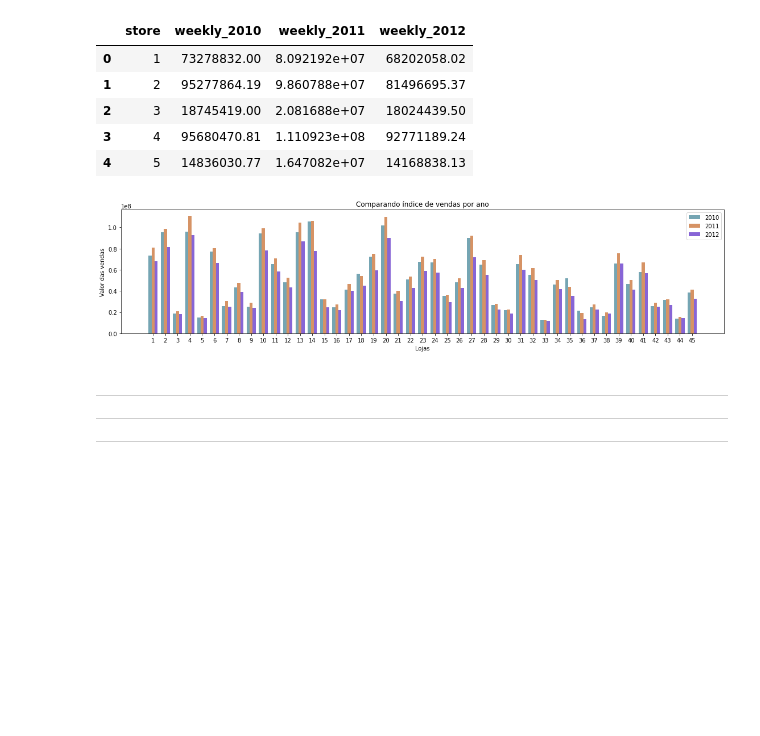
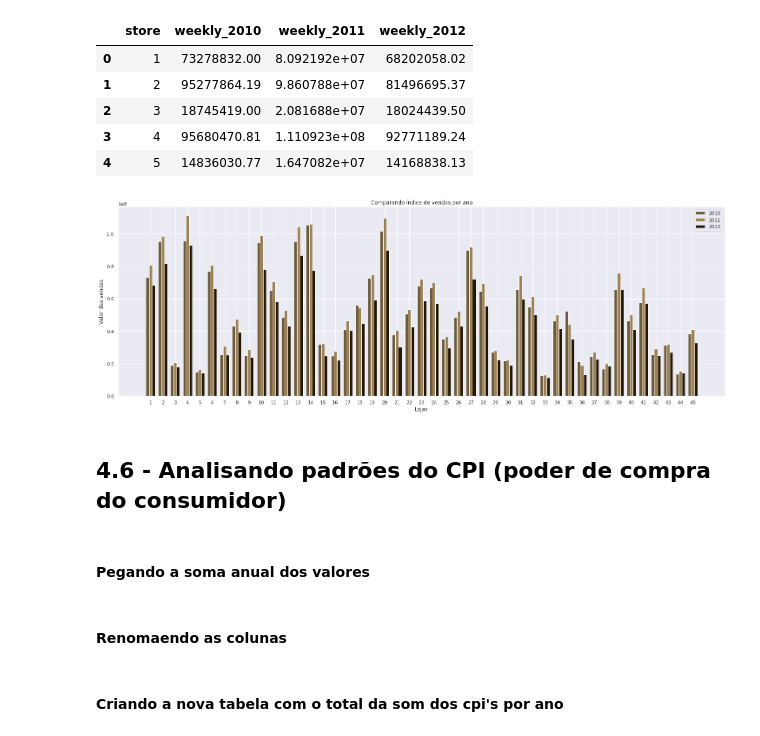
Before and after one commit to michellssGUi/dataScience, a Jupyter notebook: Wallmart_Melhor_Loja_2.ipynb, the cells around one changed output. Saved outputs shown, nothing was run; the diff lists cells and outputs as text; code cells hidden in the pictures; blank space fills up the shorter version.

```diff
--- a/Wallmart_Melhor_Loja_2.ipynb
+++ b/Wallmart_Melhor_Loja_2.ipynb
@@ -511,11 +505,11 @@ df_2011_group = df_2011.groupby(['store'])['weekly_sales'].sum().to_frame().sort
 df_2012_group = df_2012.groupby(['store'])['weekly_sales'].sum().to_frame().sort_values(by=['store']).reset_index()
 # %%
 qt = 45 #Quatidade de loja
-df_2010_group = df_2010_group.head(qt + 1)
+df_2010_group = df_2010_group.head(qt)
 df_2010_group.rename(columns={'weekly_sales':'weekly_2010'}, inplace=True)
-df_2011_group = df_2011_group.head(qt + 1)
+df_2011_group = df_2011_group.head(qt)
 df_2011_group.rename(columns={'weekly_sales':'weekly_2011'}, inplace=True)
-df_2012_group = df_2012_group.head(qt + 1)
+df_2012_group = df_2012_group.head(qt)
 df_2012_group.rename(columns={'weekly_sales':'weekly_2012'}, inplace=True)
 # %%
 m = pd.merge(df_2010_group, df_2011_group)
@@ -532,29 +526,29 @@ tb_vendas_ano.head()
 # %%
 ano_2010 = tb_vendas_ano['weekly_2010']
 ano_2011 = tb_vendas_ano['weekly_2011']
 ano_2012 = tb_vendas_ano['weekly_2012']
 barWidth = 0.25
 
-plt.figure(figsize=(19,4))
+plt.figure(figsize=(25,8))
 
 r1 = np.arange(len(ano_2010))
 r2 = [x + barWidth for x in r1]
 r3 = [x + barWidth for x in r2]
 
-plt.bar(r1, ano_2010, color='#75a5b3', width=barWidth, label='2010')
-plt.bar(r2, ano_2011, color='#d69365', width=barWidth, label='2011')
-plt.bar(r3, ano_2012, color='#8765d6', width=barWidth, label='2012')
+plt.bar(r1, ano_2010, color='#6d5b3d', width=barWidth, label='2010')
+plt.bar(r2, ano_2011, color='#9d8257', width=barWidth, label='2011')
+plt.bar(r3, ano_2012, color='#241703', width=barWidth, label='2012')
 
 plt.xlabel('Lojas')
 plt.xticks([r + barWidth for r in range(len(ano_2010))], tb_vendas_ano['store'])
 plt.ylabel('Valor das vendas')
 plt.title('Comparando índice de vendas por ano')
 
 plt.legend()
 plt.show()
 # %% [output]
-[figure, old version]
+[figure, new version]
-# %% [markdown]
----
----
----
+# %% [markdown]
+## 4.6 - Analisando padrões do CPI (poder de compra do consumidor)
+# %% [markdown]
+#### Pegando a soma anual dos valores
@@ -560,0 +559,2 @@ plt.show()
+# %% [markdown]
+#### Renomaendo as colunas
@@ -560,0 +569,2 @@ plt.show()
+# %% [markdown]
+#### Criando a nova tabela com o total da som dos cpi's por ano
```
Also changed, not shown: parts of 21 cells of this notebook.
